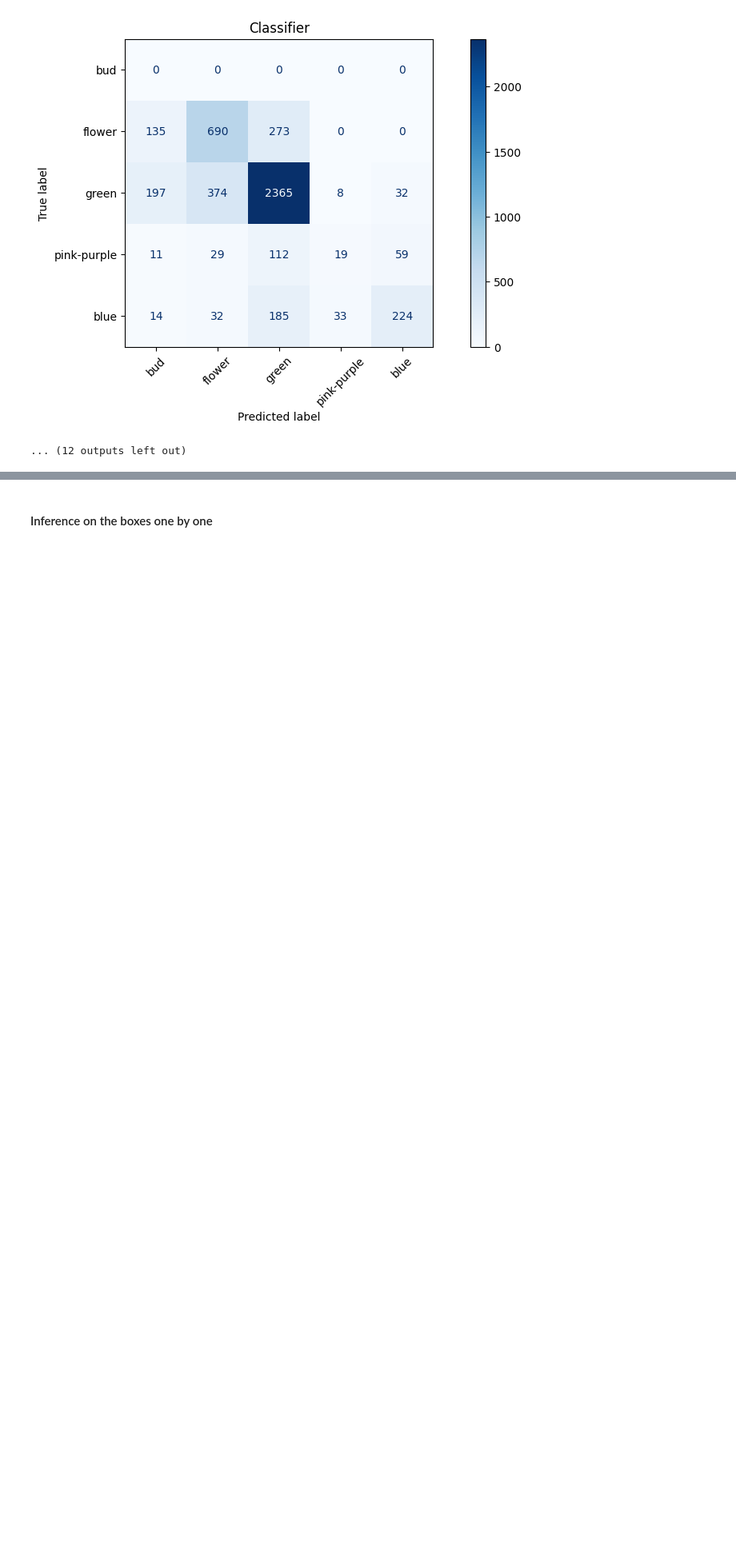
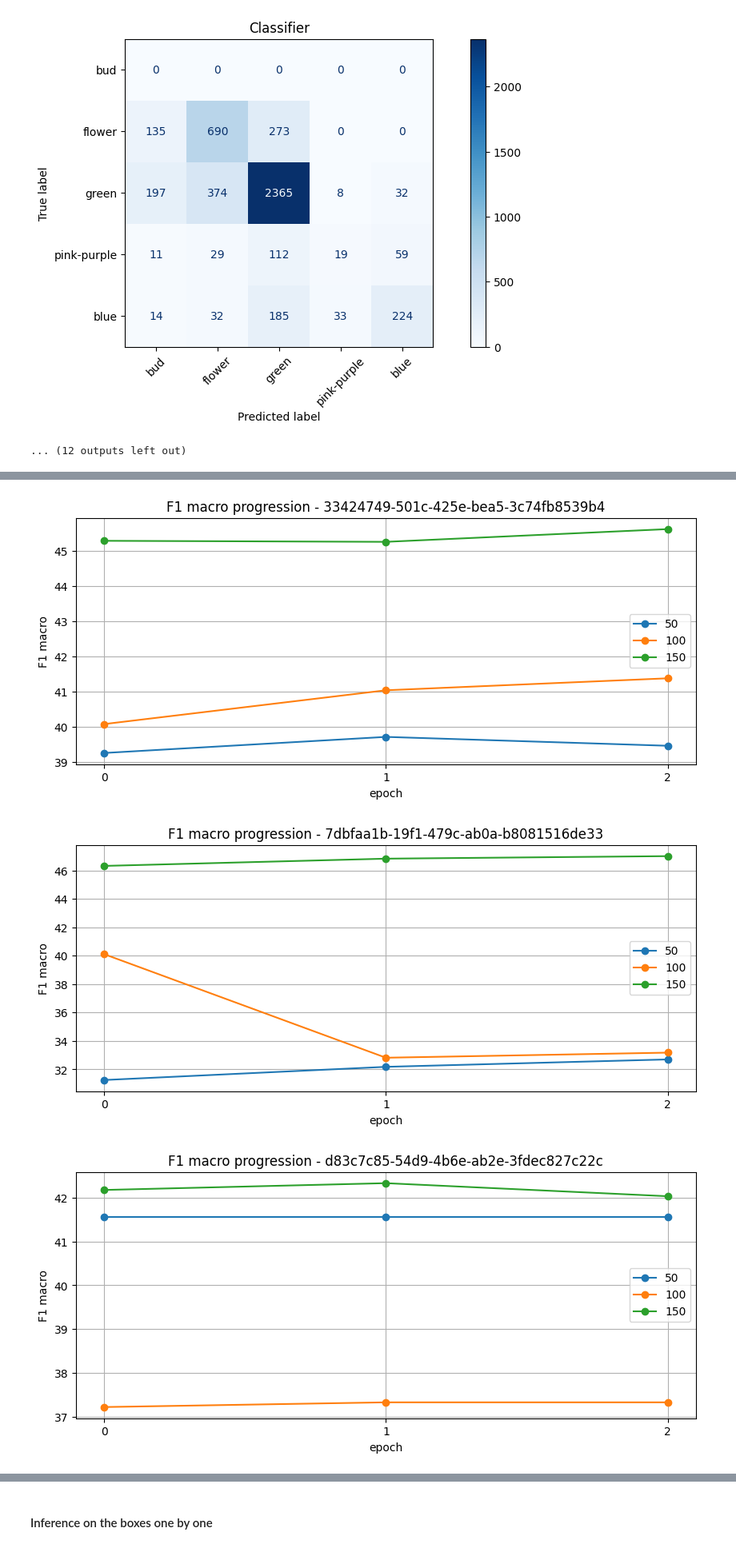
Before and after one commit to kpetrakis-eden/ml-sandbox, a Jupyter notebook: notebooks/finetuning.ipynb, the cells around one changed output, grey strips where cells are left out. Shown at 80% size. Cells and saved outputs as stored; diff of their text form; code cells hidden in the pictures; blank space fills up the shorter version.

```diff
--- a/notebooks/finetuning.ipynb
+++ b/notebooks/finetuning.ipynb
@@ -365,0 +344,11 @@ for uuid in UUIDS:
+# %%
+def freeze_swinv2_backbone(model):
+  for param in model.parameters():
+    param.requires_grad = False
+  for param in model.head.parameters():
+    param.requires_grad = True
+  # for name, param in model.named_parameters():
+  #   if not name.startswith("head"):
+  #     param.requires_grad = False
+  #   else:
+  #     param.requires_grad = True
@@ -404,0 +494,22 @@ for uuid_dir in islice(ROOT.iterdir(), 1):
+# %%
+from matplotlib.ticker import MaxNLocator
+for uuid, splits in METRICS_DICT.items():
+  plt.figure(figsize=(10, 4))
+  for split in ["50", "100", "150"]:
+    values = splits[split]["f1_macro"]
+    steps = list(range(len(values)))  # x-axis = progression steps
+
+    plt.plot(steps, values, marker='o', label=f"{split}")
+
+  plt.title(f"F1 macro progression - {uuid}")
+  plt.xlabel("epoch")
+  plt.ylabel("F1 macro")
+  plt.gca().xaxis.set_major_locator(MaxNLocator(integer=True)) # to remove 0.25, 0.5 .. from x axis
+  plt.legend()
+  plt.grid(True)
+
+  plt.show()
+# %% [output]
+[figure, added]
+[figure, added]
+[figure, added]
```
Also changed, not shown: parts of 11 cells of this notebook.
